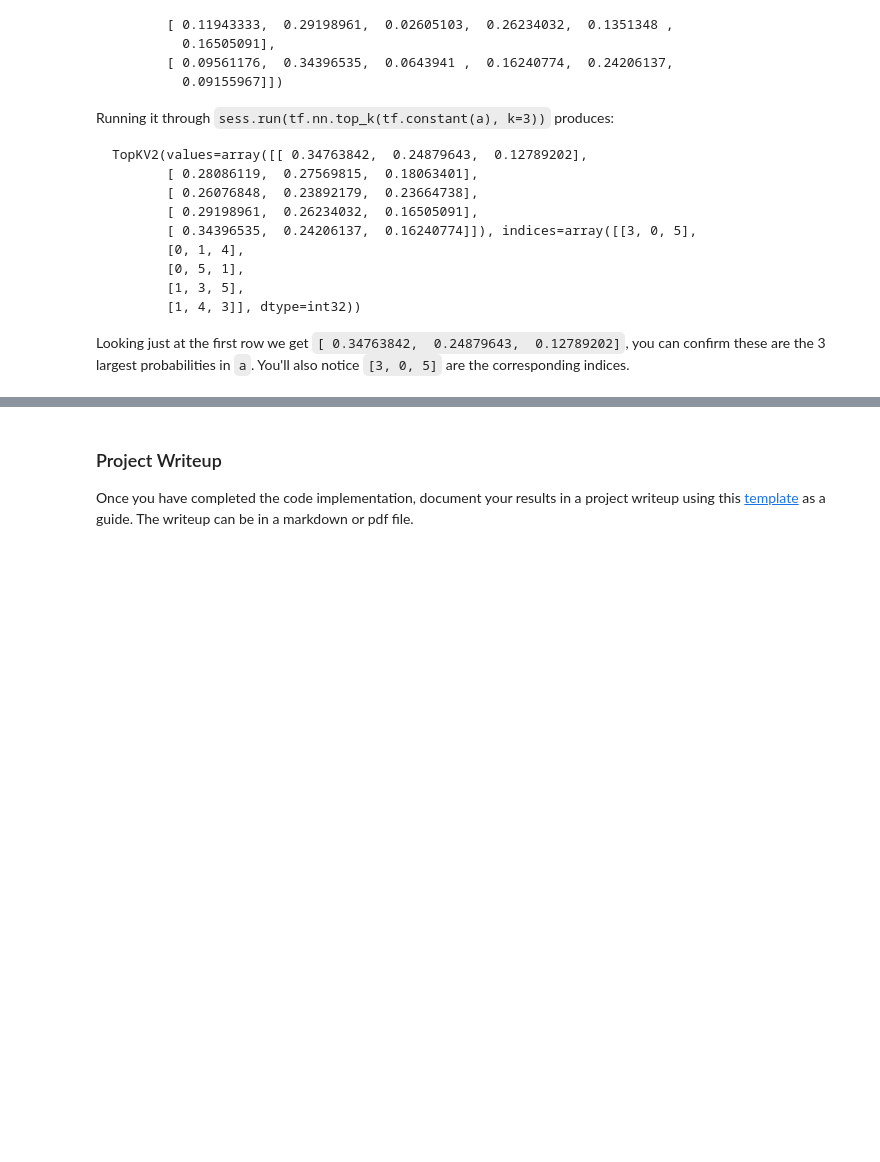
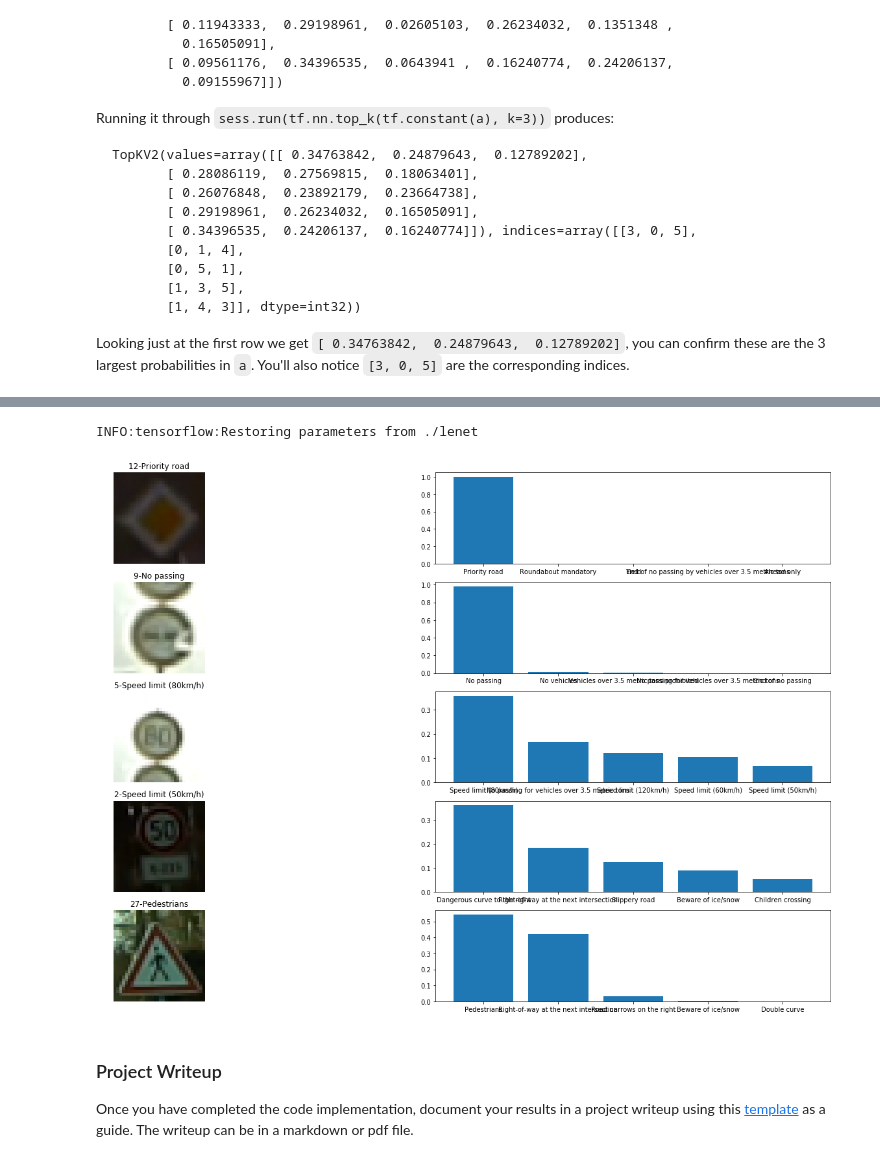
Before and after one commit to heikoschmidt1187/CarND-Traffic-Sign-Classifier-Project, a Jupyter notebook: Traffic_Sign_Classifier.ipynb, the cells around one changed output, grey strips where cells are left out. Drawn from its saved outputs; the diff is of its cells as text; code cells hidden in the pictures; blank space fills up the shorter version.

```diff
--- a/Traffic_Sign_Classifier.ipynb
+++ b/Traffic_Sign_Classifier.ipynb
@@ -677,3 +659,30 @@ INFO:tensorflow:Restoring parameters from ./lenet
+# %%
+# top five softmax for web images
+logits_softmax = tf.nn.softmax(logits)
+top_five_k = tf.nn.top_k(logits_softmax, 5)
+
+with tf.Session() as sess:
+    saver.restore(sess, tf.train.latest_checkpoint('.'))
+    top_k = sess.run(top_five_k, feed_dict={x: preprocessed_own, keep_prob: 1.0})
+
+    # show the images
+    fig, ax = plt.subplots(5, 2, figsize=(24, 15))
+    ax = ax.ravel()
+
+    i = 0
+    for row in range(5):
+        ax[i].axis('off')
+        ax[i].imshow(X_own[row])
+        ax[i].set_title(str(y_own[row]) + "-" + class_name_map[y_own[row]])
+        i = i + 1
+        labs = []
+        for ind in top_k.indices[row]:
+            labs.append(class_name_map[ind])
+        ax[i].bar(labs, top_k.values[row])
+        i = i + 1
+# %% [output]
+INFO:tensorflow:Restoring parameters from ./lenet
+[figure, added]
 # %% [markdown]
 ### Project Writeup
 
```
Also changed, not shown: parts of 11 cells of this notebook, 5 other files.
